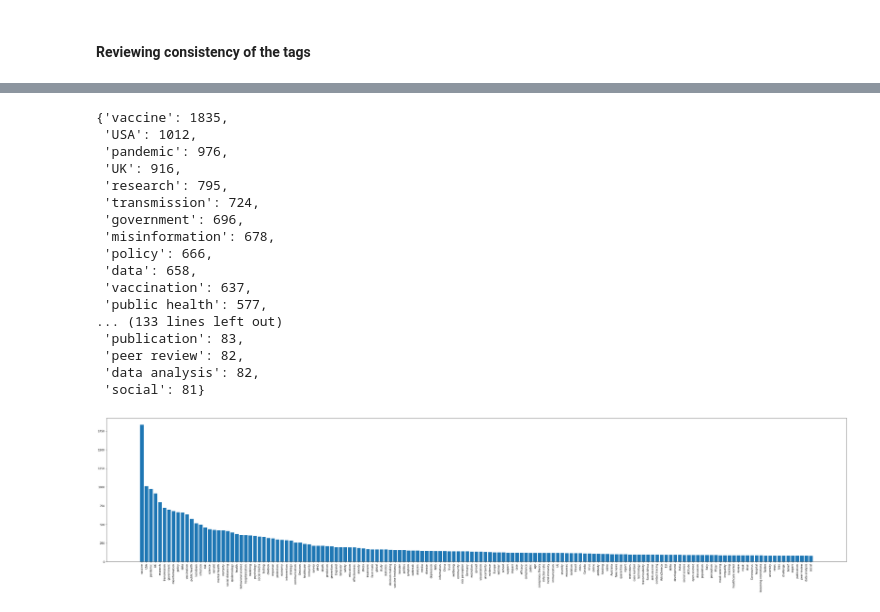
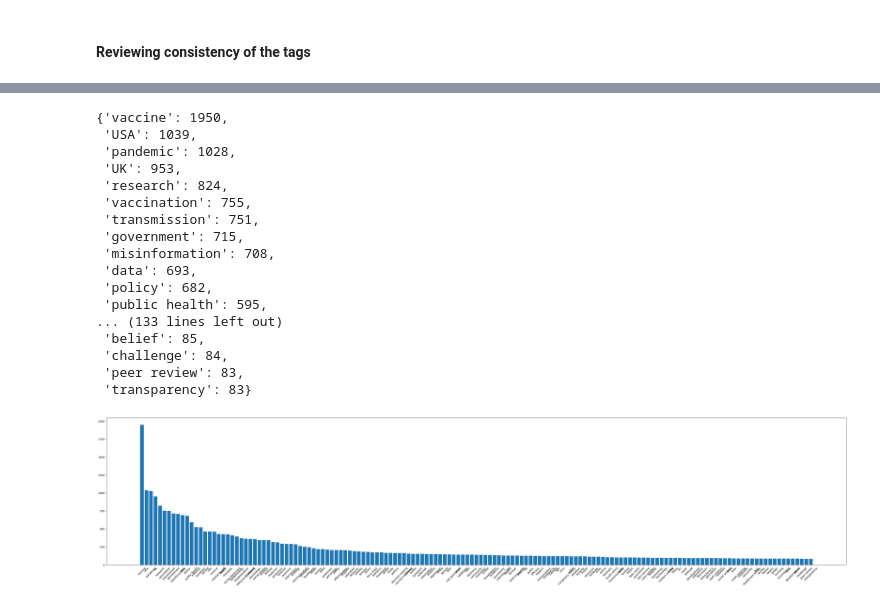
Before and after one commit to ml-phan/knowledge-base, a Jupyter notebook: hypothesis_data.ipynb, the cells around one changed output, grey strips where cells are left out. Saved outputs shown, nothing was run; the diff lists cells and outputs as text; code cells hidden in the pictures.

Commit message:
hypothesis_data_new
29.03.2023 knowledge base ipynb

```diff
--- a/hypothesis_data.ipynb
+++ b/hypothesis_data.ipynb
@@ -116,0 +111,6 @@ total_anns_df = _total_anns_df.copy()
+# %%
+total_anns_df = pd.read_json('hypothesis_v1__12-03-22.jsonl', orient='records', lines=True)
+
+# Below line is deleted. I have no idea what does .copy() do, but it certainly made difference in the values of at least in the column 'document'
+# _total_anns_df = pd.read_json('hypothesis_v1__12-03-22.jsonl', orient='records', lines=True)
+# total_anns_df = _total_anns_df.copy()
@@ -347,27 +784,27 @@ tag_terms = dict(tag_terms_.most_common(150))
 del tag_terms['COVID-19']
 tag_terms
 # %% [output]
-{'vaccine': 1835,
- 'USA': 1012,
- 'pandemic': 976,
- 'UK': 916,
- 'research': 795,
- 'transmission': 724,
- 'government': 696,
- 'misinformation': 678,
- 'policy': 666,
- 'data': 658,
- 'vaccination': 637,
- 'public health': 577,
+{'vaccine': 1950,
+ 'USA': 1039,
+ 'pandemic': 1028,
+ 'UK': 953,
+ 'research': 824,
+ 'vaccination': 755,
+ 'transmission': 751,
+ 'government': 715,
+ 'misinformation': 708,
+ 'data': 693,
+ 'policy': 682,
+ 'public health': 595,
 ... (133 lines left out)
- 'publication': 83,
- 'peer review': 82,
- 'data analysis': 82,
- 'social': 81}
+ 'belief': 85,
+ 'challenge': 84,
+ 'peer review': 83,
+ 'transparency': 83}
 # %%
 plt.figure(figsize=(50, 10))
 plt.bar(list(tag_terms.keys()), list(tag_terms.values()))
-plt.xticks(rotation=90)
+plt.xticks(rotation=45)
 plt.savefig('top_term_tags.png')
 # %% [output]
-[figure, old version]
+[figure, new version]
```
Also changed, not shown: parts of 78 cells of this notebook, 5 other files.
